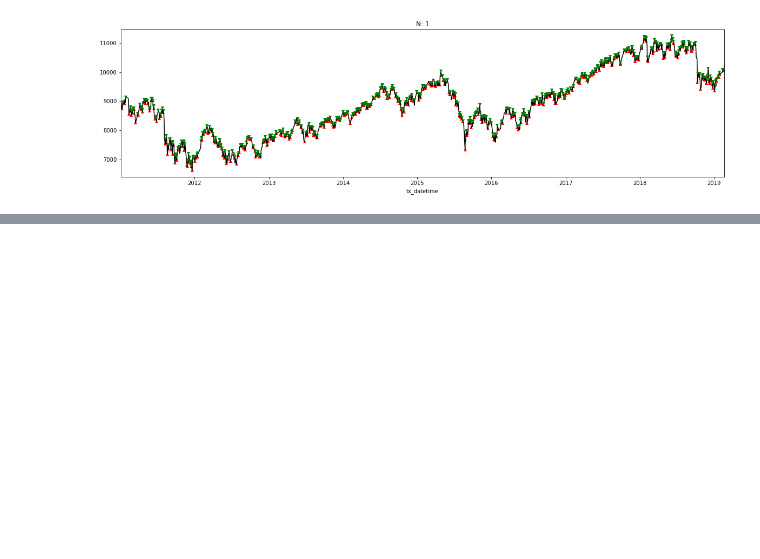
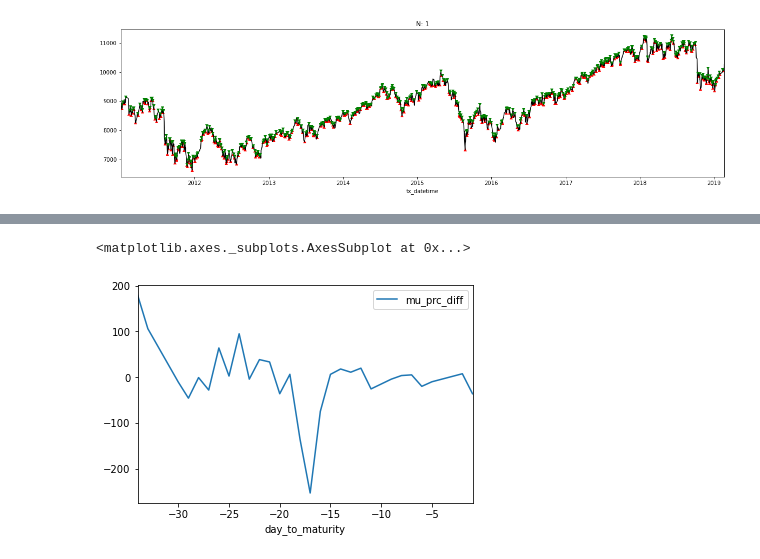
Before and after one commit to datasci-info/stock_path_tracker, a Jupyter notebook: turnpt_analysis.ipynb, the cells around one changed output, grey strips where cells are left out. Saved outputs shown, nothing was run; the diff lists cells and outputs as text; code cells hidden in the pictures; blank space fills up the shorter version.

```diff
--- a/turnpt_analysis.ipynb
+++ b/turnpt_analysis.ipynb
@@ -172,0 +259,5 @@ df_grp
+# %%
+df_analysis.plot(x='day_to_maturity', y='mu_prc_diff', kind='line')
+# %% [output]
+<matplotlib.axes._subplots.AxesSubplot at 0x...>
+[figure, added]
```
Also changed, not shown: parts of 16 cells of this notebook.
